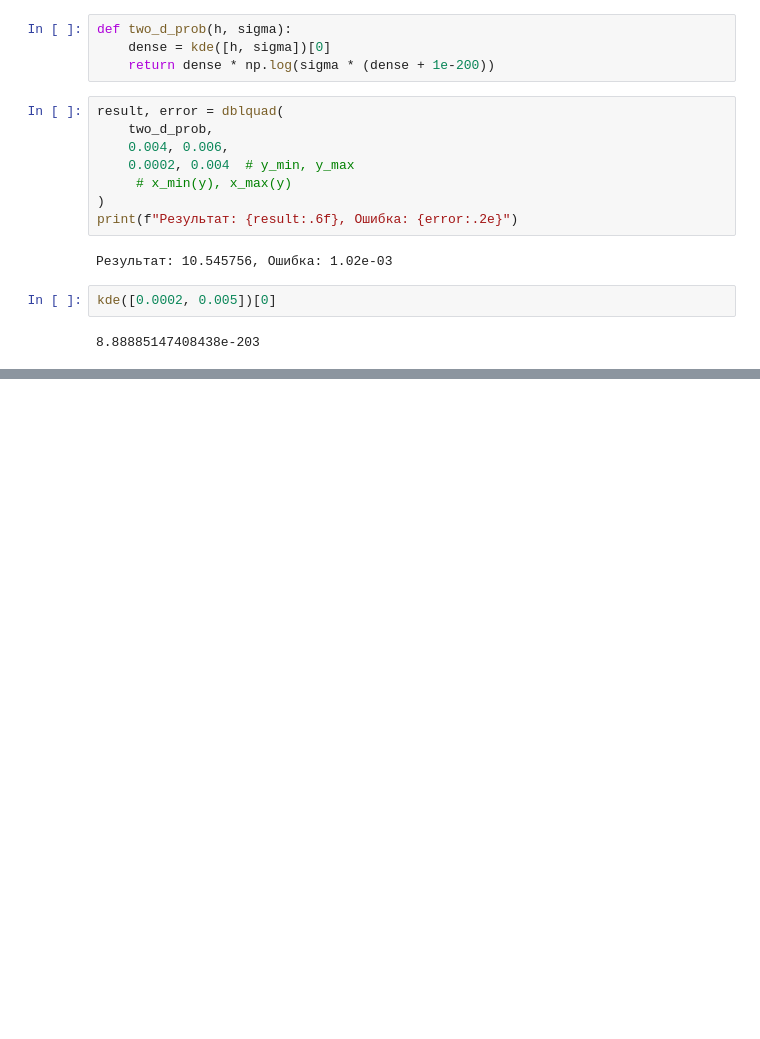
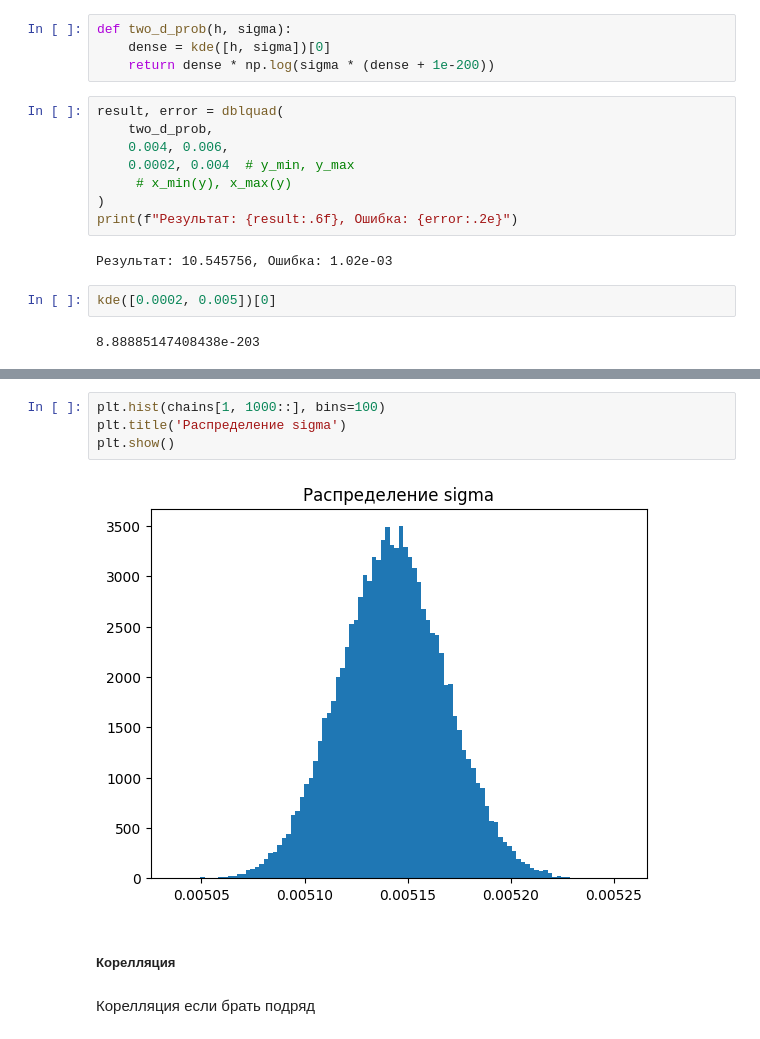
Before and after one commit to AnfimovAleksandr/mag_diploma, a Jupyter notebook: Непараметрический_2.ipynb, the cells around one changed output, grey strips where cells are left out. Saved outputs shown, nothing was run; the diff lists cells and outputs as text; blank space fills up the shorter version.

```diff
--- a/Непараметрический_2.ipynb
+++ b/Непараметрический_2.ipynb
@@ -1976,0 +1992,10 @@ kde([0.0002, 0.005])[0]
+# %%
+plt.hist(chains[1, 1000::], bins=100)
+plt.title('Распределение sigma')
+plt.show()
+# %% [output]
+[figure, added]
+# %% [markdown]
+##### Корелляция
+# %% [markdown]
+Корелляция если брать подряд
```
Also changed, not shown: parts of 53 cells of this notebook, 4 other files.
